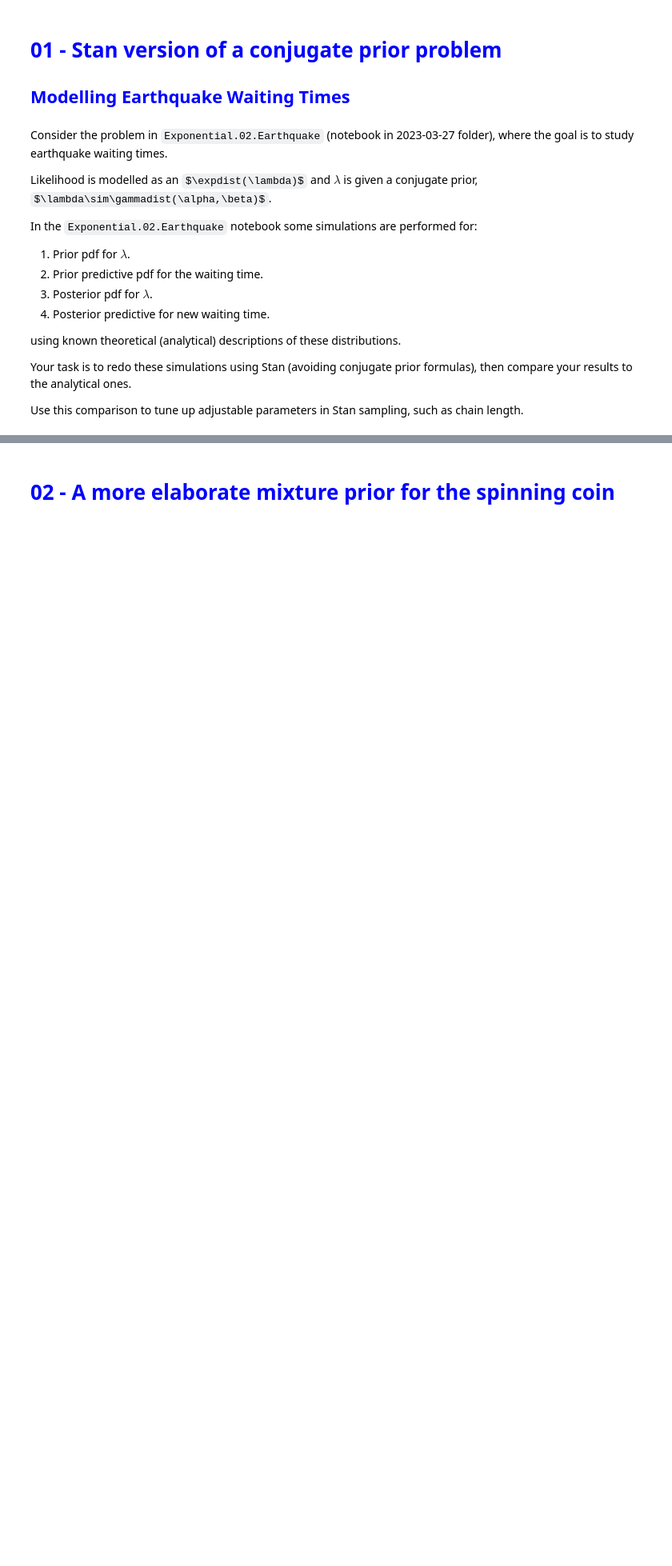
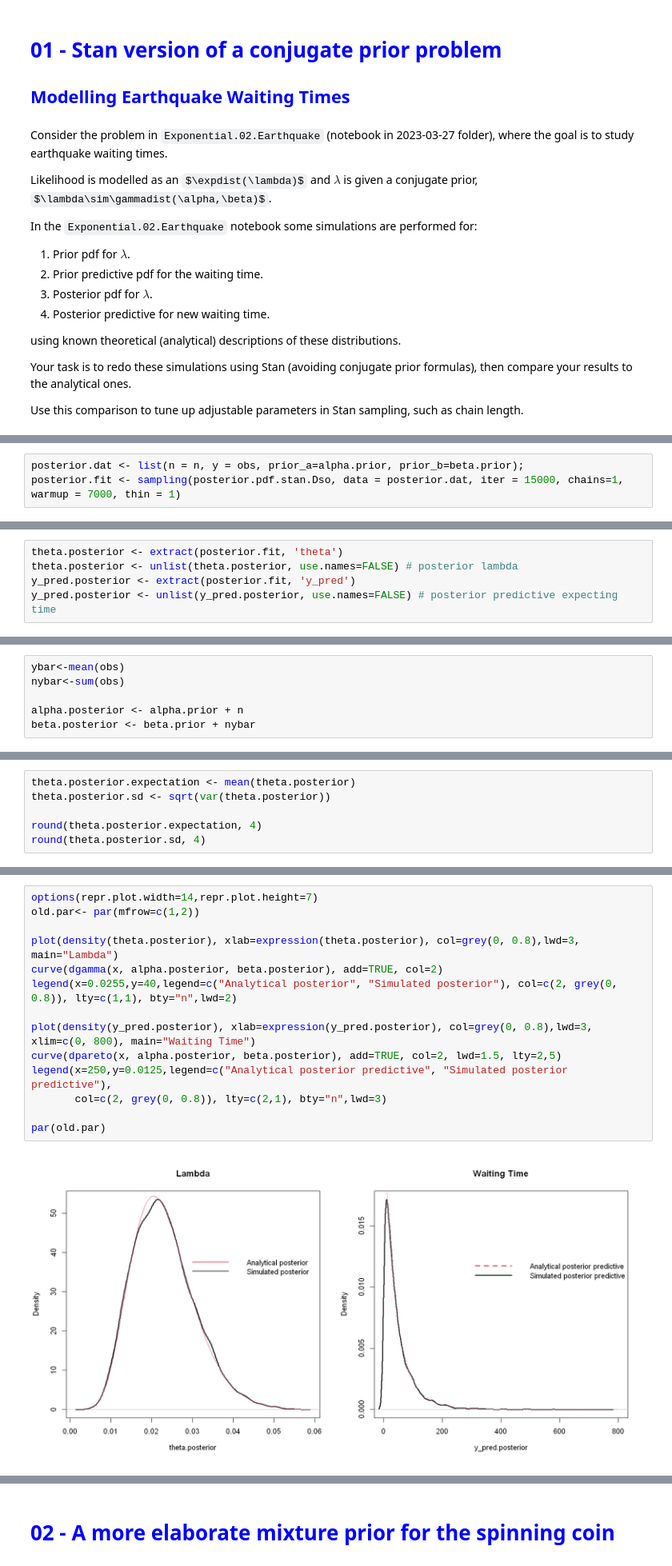
Before and after one commit to gcastro-98/bayesian-1st-assignment, a Jupyter notebook: LeonardoBocchi_GerardCastro_1st_assignment.ipynb, the cells around one changed output, grey strips where cells are left out. Shown: that part at 80% size. Cells and saved outputs as stored; diff of their text form; some formulas as TeX source; blank space fills up the shorter version.

```diff
--- a/LeonardoBocchi_GerardCastro_1st_assignment.ipynb
+++ b/LeonardoBocchi_GerardCastro_1st_assignment.ipynb
@@ -104,0 +305,3 @@ Use this comparison to tune up adjustable parameters in Stan sampling, such as c
+# %%
+posterior.dat <- list(n = n, y = obs, prior_a=alpha.prior, prior_b=beta.prior);
+posterior.fit <- sampling(posterior.pdf.stan.Dso, data = posterior.dat, iter = 15000, chains=1, warmup = 7000, thin = 1)
@@ -104,0 +328,5 @@ Use this comparison to tune up adjustable parameters in Stan sampling, such as c
+# %%
+theta.posterior <- extract(posterior.fit, 'theta')
+theta.posterior <- unlist(theta.posterior, use.names=FALSE) # posterior lambda
+y_pred.posterior <- extract(posterior.fit, 'y_pred')
+y_pred.posterior <- unlist(y_pred.posterior, use.names=FALSE) # posterior predictive expecting time
@@ -104,0 +347,6 @@ Use this comparison to tune up adjustable parameters in Stan sampling, such as c
+# %%
+ybar<-mean(obs)
+nybar<-sum(obs)
+
+alpha.posterior <- alpha.prior + n
+beta.posterior <- beta.prior + nybar
@@ -104,0 +366,6 @@ Use this comparison to tune up adjustable parameters in Stan sampling, such as c
+# %%
+theta.posterior.expectation <- mean(theta.posterior)
+theta.posterior.sd <- sqrt(var(theta.posterior))
+
+round(theta.posterior.expectation, 4)
+round(theta.posterior.sd, 4)
@@ -104,0 +377,16 @@ Use this comparison to tune up adjustable parameters in Stan sampling, such as c
+# %%
+options(repr.plot.width=14,repr.plot.height=7)
+old.par<- par(mfrow=c(1,2))
+
+plot(density(theta.posterior), xlab=expression(theta.posterior), col=grey(0, 0.8),lwd=3, main="Lambda")
+curve(dgamma(x, alpha.posterior, beta.posterior), add=TRUE, col=2)
+legend(x=0.0255,y=40,legend=c("Analytical posterior", "Simulated posterior"), col=c(2, grey(0, 0.8)), lty=c(1,1), bty="n",lwd=2)
+
+plot(density(y_pred.posterior), xlab=expression(y_pred.posterior), col=grey(0, 0.8),lwd=3, xlim=c(0, 800), main="Waiting Time")
+curve(dpareto(x, alpha.posterior, beta.posterior), add=TRUE, col=2, lwd=1.5, lty=2,5)
+legend(x=250,y=0.0125,legend=c("Analytical posterior predictive", "Simulated posterior predictive"),
+       col=c(2, grey(0, 0.8)), lty=c(2,1), bty="n",lwd=3)
+
+par(old.par)
+# %% [output]
+[figure, added]
```
Also changed, not shown: parts of 51 cells of this notebook.
